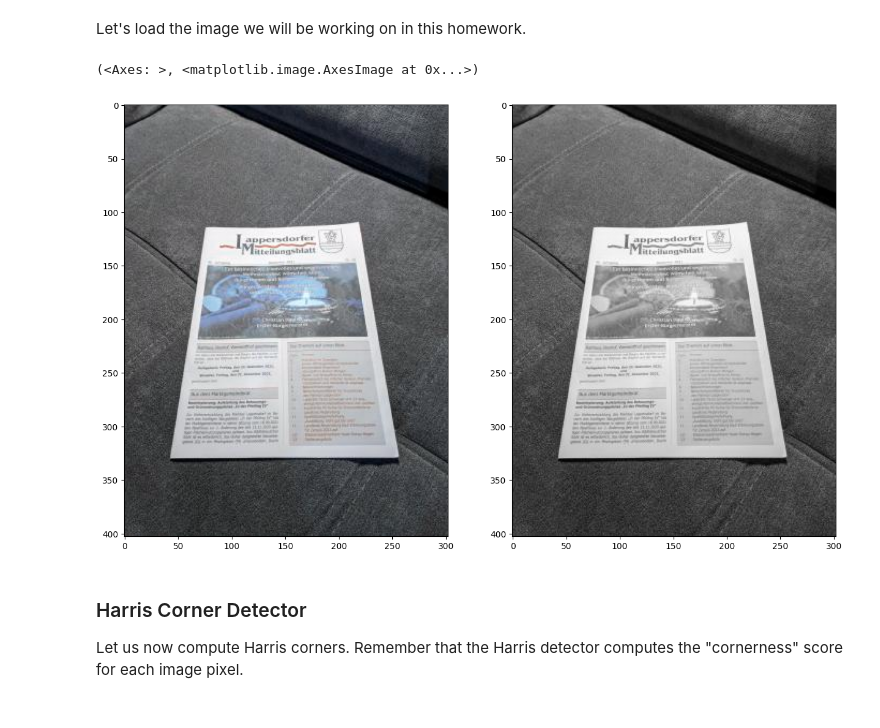
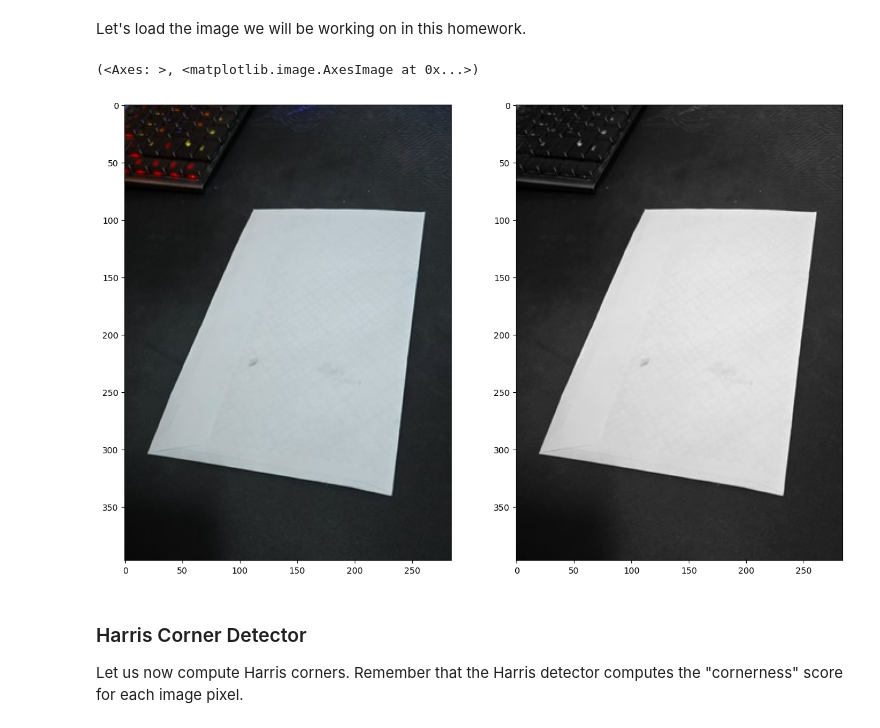
Before and after one commit to Turkevich91/robot_dreams, a Jupyter notebook: lesson_6/homework/Homework.ipynb, the cells around one changed output. Drawn from its saved outputs; the diff is of its cells as text; code cells hidden in the pictures.

```diff
--- a/lesson_6/homework/Homework.ipynb
+++ b/lesson_6/homework/Homework.ipynb
@@ -18,18 +18,19 @@ plt.rcParams['figure.figsize'] = [15, 10]
 Let's load the image we will be working on in this homework.
 # %%
 # Let's read the image
-img = cv2.imread('../data/document.jpg')
+# img = cv2.imread('../data/document.jpg')
+img = cv2.imread('../data/my.jpg')
 # Convert it to gray scale
 gray = cv2.cvtColor(img, cv2.COLOR_BGR2GRAY)
 gray = np.float32(gray)/255.0
 rows, cols = gray.shape
 
 # Let's plot the images (colour and gray scale)
 plt.subplot(121), plt.imshow(img)
 plt.subplot(122), plt.imshow(gray, cmap='gray')
 # %% [output]
 (<Axes: >, <matplotlib.image.AxesImage at 0x...>)
-[figure, old version]
+[figure, new version]
 # %% [markdown]
 ### Harris Corner Detector
 Let us now compute Harris corners. Remember that the Harris detector computes the "cornerness" score for each image pixel.
```
Also changed, not shown: parts of 3 cells of this notebook, 1 other file.
